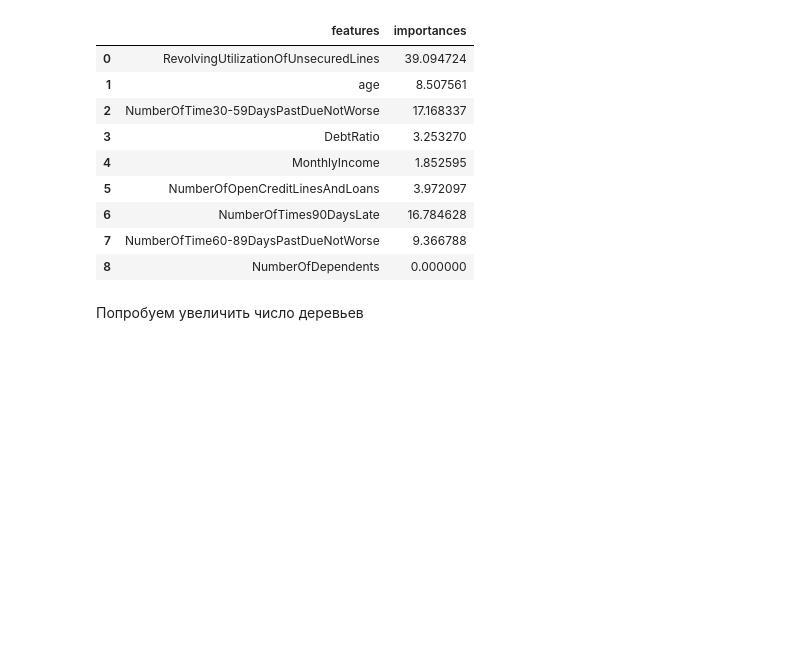
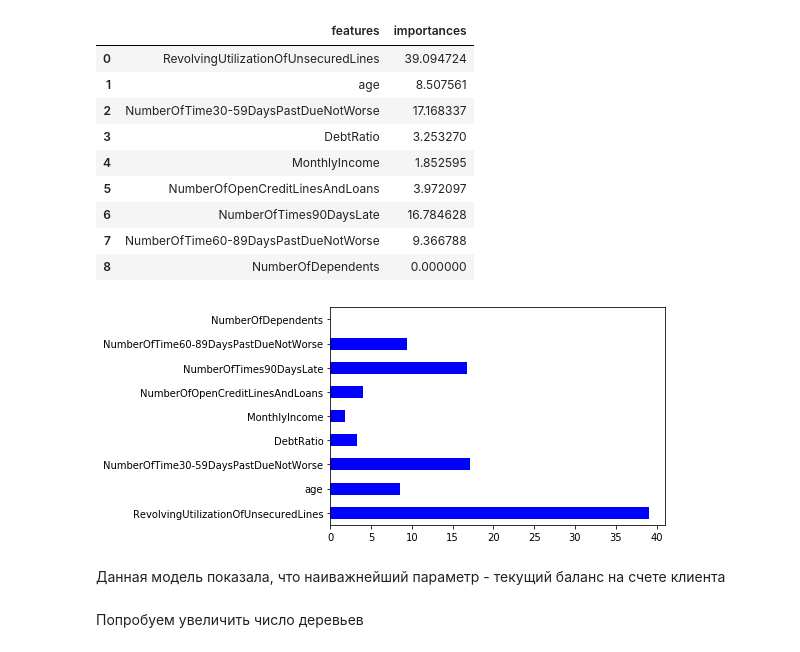
Before and after one commit to Astemir90/Raiff_Group5_CreditScoring, a Jupyter notebook: Raiff_Group5_CreditScoring.ipynb, the cells around one changed output. Saved outputs shown, nothing was run; the diff lists cells and outputs as text; code cells hidden in the pictures; blank space fills up the shorter version.

```diff
--- a/Raiff_Group5_CreditScoring.ipynb
+++ b/Raiff_Group5_CreditScoring.ipynb
@@ -406,6 +413,13 @@ coef_table
 | 6 | NumberOfTimes90DaysLate | 16.784628 |
 | 7 | NumberOfTime60-89DaysPastDueNotWorse | 9.366788 |
 | 8 | NumberOfDependents | 0.000000 |
+# %%
+pd.Series(gbm.get_feature_importance(), index = X.columns).plot(kind = 'barh', color = 'blue')
+plt.show()
+# %% [output]
+[figure, added]
+# %% [markdown]
+Данная модель показала, что наиважнейший параметр - текущий баланс на счете клиента
 # %% [markdown]
 Попробуем увеличить число деревьев
 # %%
```
Also changed, not shown: parts of 5 cells of this notebook.
